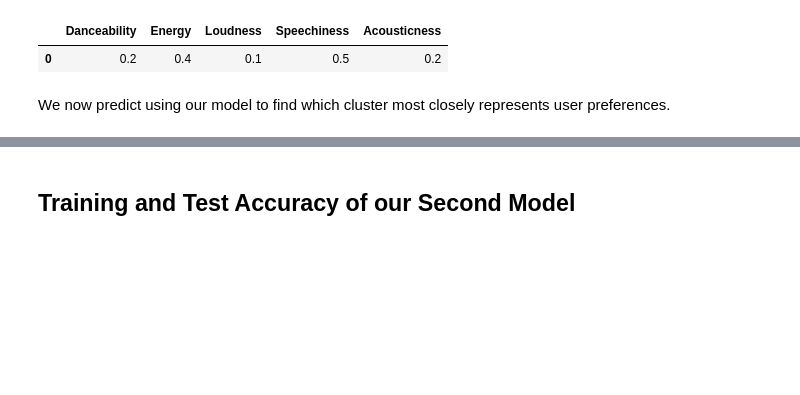
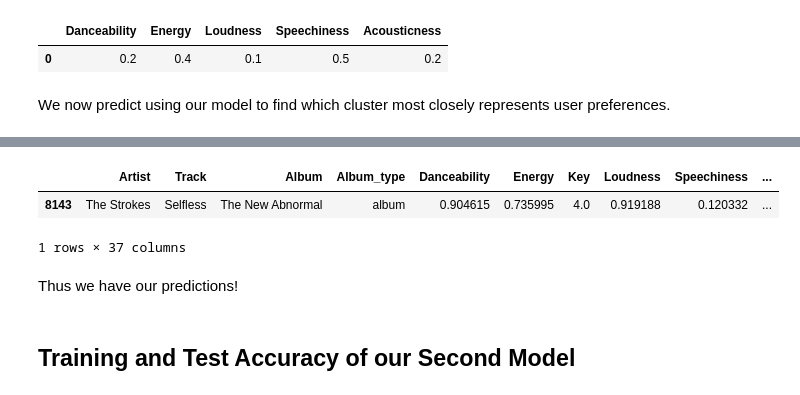
Before and after one commit to 2s2e/cse151a-project, a Jupyter notebook: Milestone_4 (1).ipynb, the cells around one changed output, grey strips where cells are left out. Drawn from its saved outputs; the diff is of its cells as text; code cells hidden in the pictures; blank space fills up the shorter version.

```diff
--- a/Milestone_4 (1).ipynb
+++ b/Milestone_4 (1).ipynb
@@ -988,13 +988,19 @@ user_preferences_df
 # %% [markdown]
 We now predict using our model to find which cluster most closely represents user preferences.
 # %%
-cluster = dbscan_predict(model, user_preferences_df.to_numpy())
+cluster = dbscan_predict(model, user_preferences_df.to_numpy())[0]
 print("Cluster the user's preferences fit into:", cluster)
 
 NUM_SONGS_TO_SUGGEST = 5
 
-if NUM_SONSGS_TO_SUGGEST > len(map[cluster]):
-    NUM_SONGS_TO_SUGGEST = len(map[cluster])
+if NUM_SONSGS_TO_SUGGEST > len(map_db[cluster]):
+    NUM_SONGS_TO_SUGGEST = len(map_db[cluster])
 
-songs_rec = random.sample(map[cluster], NUM_SONGS_TO_SUGGEST)
+songs_rec = random.sample(map_db[cluster], NUM_SONGS_TO_SUGGEST)
+
+print("Here are songs you may like...")
+
+songs_rec_df = pd.DataFrame(songs_rec, columns=['Artist', 'Title'])
+
+songs_rec_df
 # %% [output]
@@ -1002,3 +1015,14 @@ Cluster the user's preferences fit into: [-1]
+# %%
+# Get the information from the database about one of the songs that were recommended.
+getArtist = songs_rec_df.iloc[0]['Artist']
+getTrack = songs_rec_df.iloc[0]['Title']
+df_with_song[(df_with_song['Artist'] == getArtist) & (df_with_song['Track'] == getTrack)]
+# %% [output]
+|  | Artist | Track | Album | Album_type | Danceability | Energy | Key | Loudness | Speechiness | ... |
+| 8143 | The Strokes | Selfless | The New Abnormal | album | 0.904615 | 0.735995 | 4.0 | 0.919188 | 0.120332 | ... |
+1 rows × 37 columns
+# %% [markdown]
+Thus we have our predictions!
 # %% [markdown]
 ## Training and Test Accuracy of our Second Model
 # %% [markdown]
```
Also changed, not shown: parts of 1 cell of this notebook.
